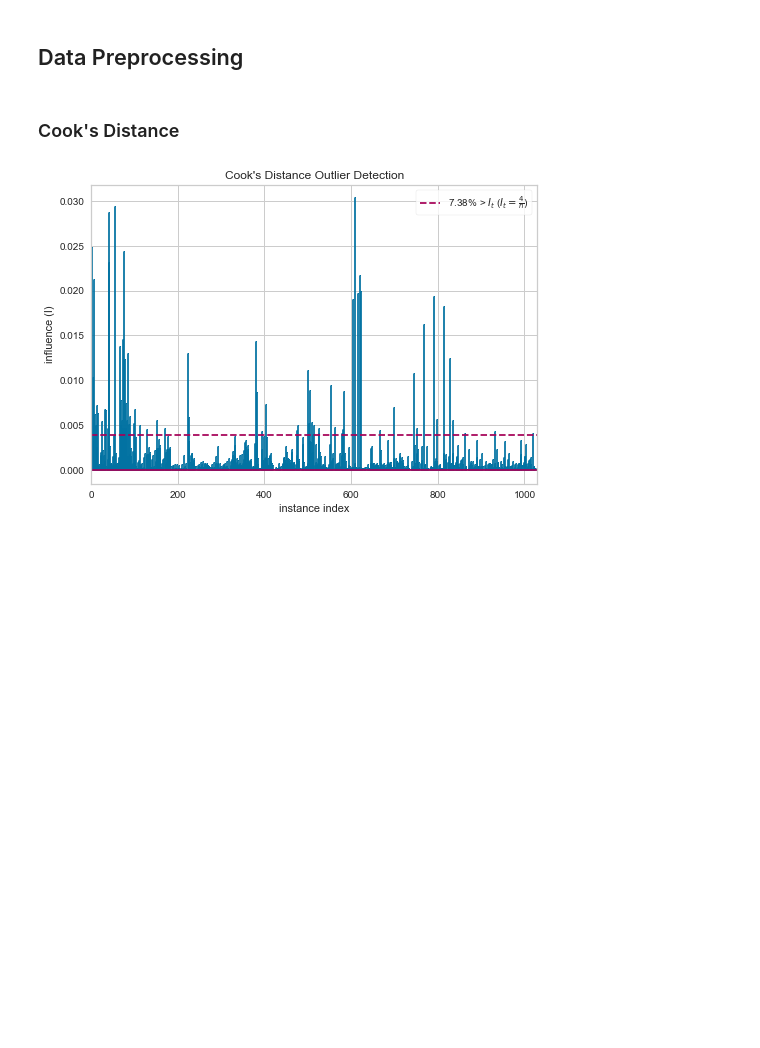
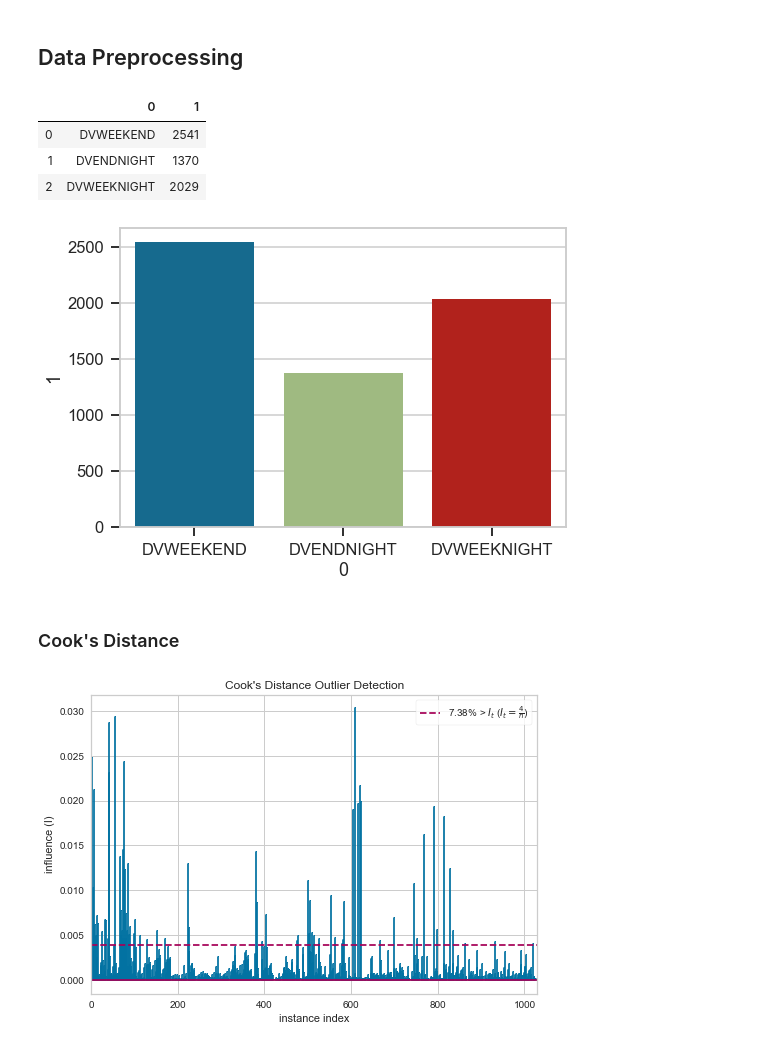
Before and after one commit to acl2171/regressionproj, a Jupyter notebook: notebooks/AL_notes.ipynb, the cells around one changed output. Saved outputs shown, nothing was run; the diff lists cells and outputs as text; code cells hidden in the pictures; blank space fills up the shorter version.

Commit message:
Added visualizations

```diff
--- a/notebooks/AL_notes.ipynb
+++ b/notebooks/AL_notes.ipynb
@@ -15,6 +15,24 @@ from sklearn.feature_selection import RFE
 %run ../pyfiles/regression
 # %% [markdown]
 ## Data Preprocessing
+# %%
+df = pd.read_csv('../data/data.tsv', sep = '\t')
+# %%
+viz = df.loc[:,['DVWEEKEND', 'DVENDNIGHT', 'DVWEEKNIGHT']]
+viz2 = []
+for column in viz.columns:
+    viz2.append(viz[column].sum())
+viz_final = pd.DataFrame(zip(viz.columns, viz2))
+viz_final
+# %% [output]
+|  | 0 | 1 |
+| 0 | DVWEEKEND | 2541 |
+| 1 | DVENDNIGHT | 1370 |
+| 2 | DVWEEKNIGHT | 2029 |
+# %%
+sns.barplot(x = viz_final[0], y = viz_final[1]);
+# %% [output]
+[figure, added]
 # %%
 df = pd.read_csv('../data/data.tsv', sep = '\t')
 df = clean_orig_dataset(df)
```
Also changed, not shown: parts of 7 cells of this notebook, 2 other files.
